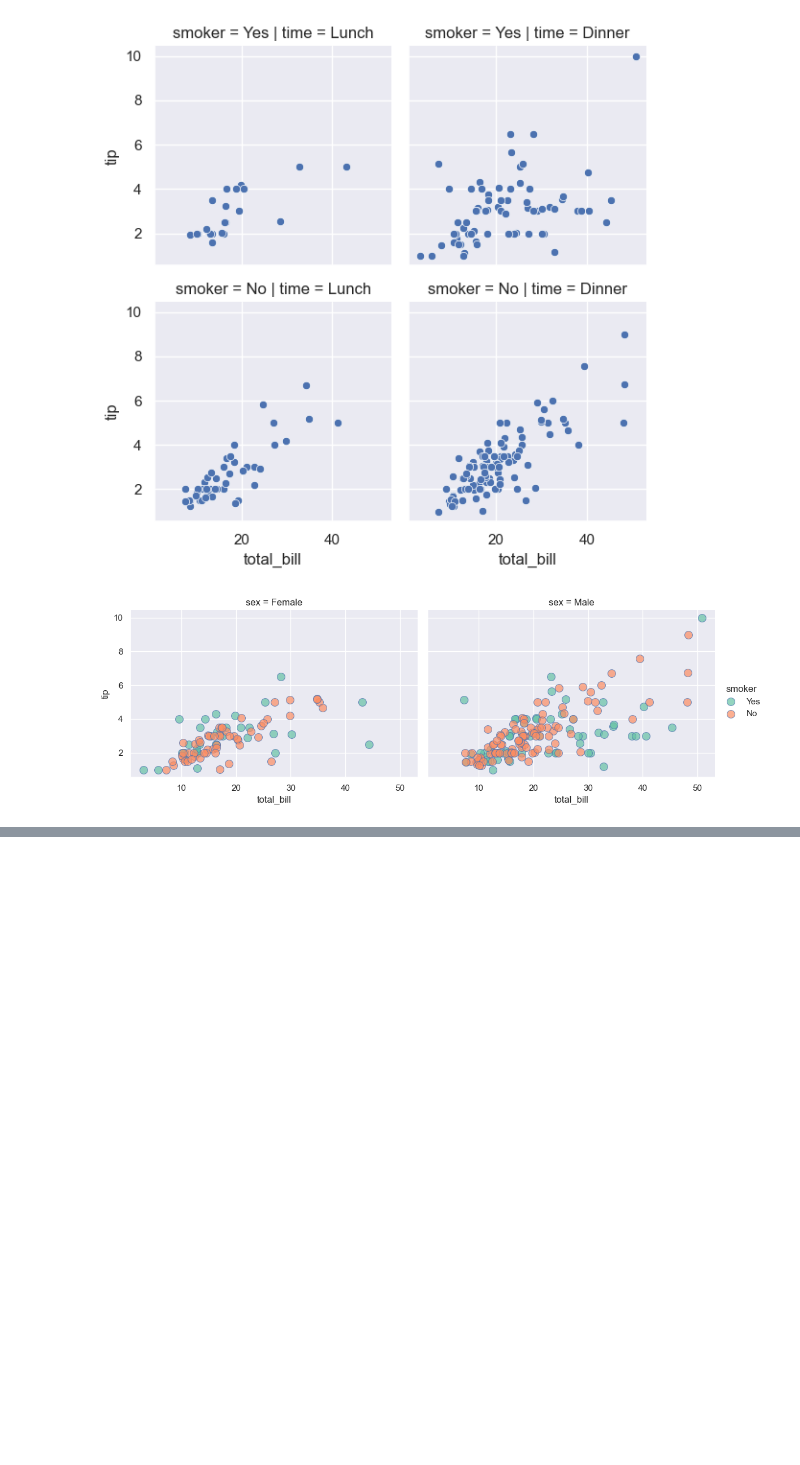
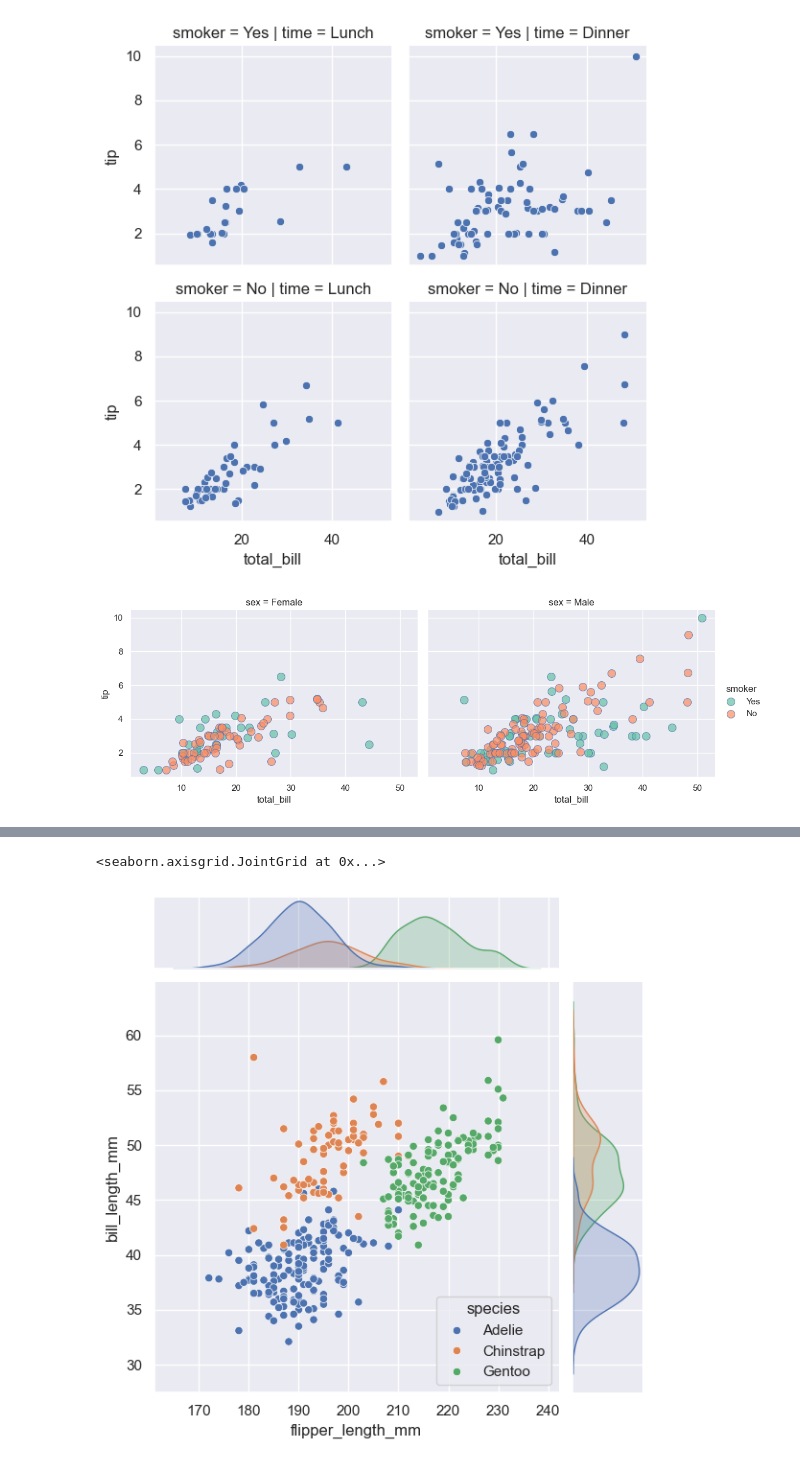
Before and after one commit to Kiettuannn/masterAI-Phase01, a Jupyter notebook: notebook/seaborn.ipynb, the cells around one changed output, grey strips where cells are left out. Drawn from its saved outputs; the diff is of its cells as text; code cells hidden in the pictures; blank space fills up the shorter version.

Commit message:
joint plot

```diff
--- a/notebook/seaborn.ipynb
+++ b/notebook/seaborn.ipynb
@@ -149,0 +153,2 @@ new_fg.add_legend();
+# %%
+penguins_df = sns.load_dataset('penguins')
@@ -149,0 +164,6 @@ new_fg.add_legend();
+# %%
+# Show the correlation (sự tương quan) between bill_lenght_mm (cái mỏ chim cánh cục) and flipper_length_mm (cánh)
+sns.jointplot(data=penguins_df, x = 'flipper_length_mm', y ='bill_length_mm', hue="species")
+# %% [output]
+<seaborn.axisgrid.JointGrid at 0x...>
+[figure, added]
```
Also changed, not shown: parts of 2 cells of this notebook.
